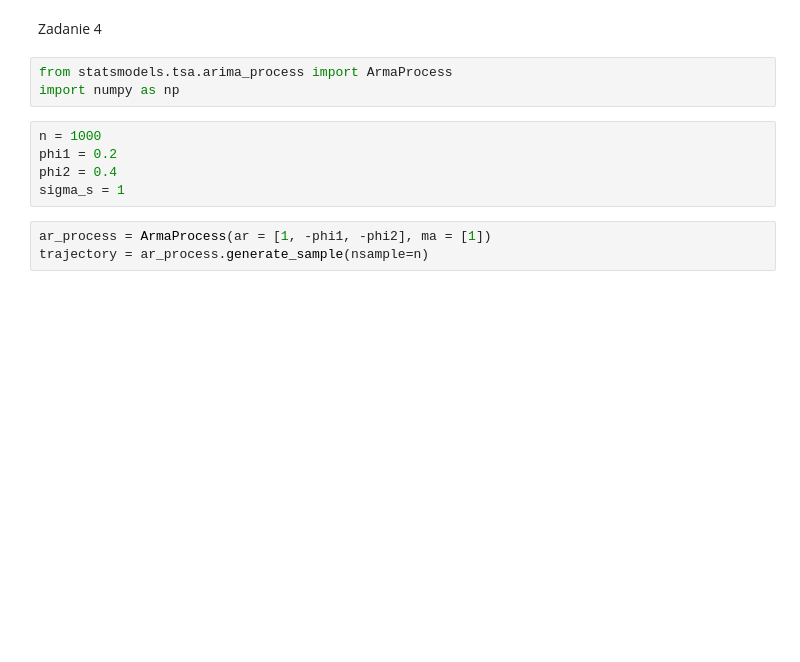
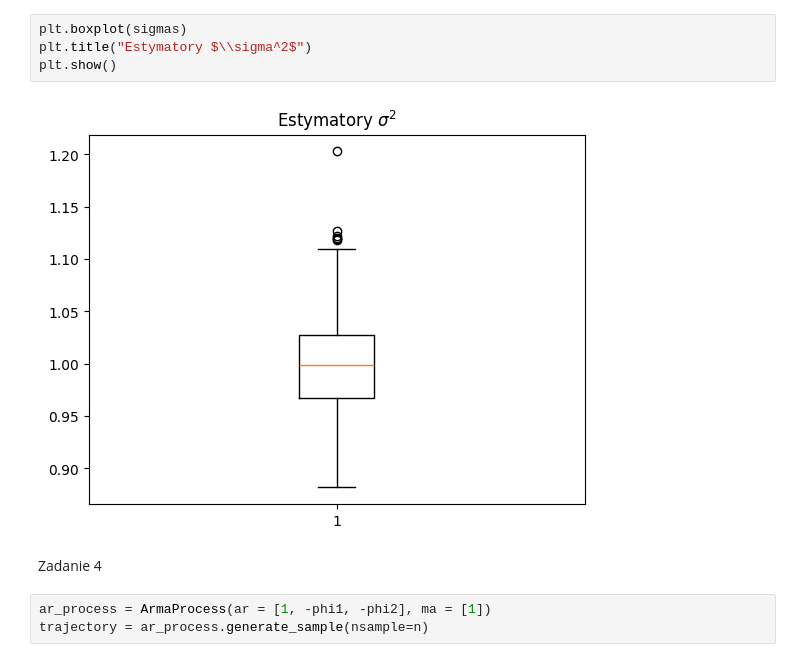
Before and after one commit to rafglo/Computer-Analysis-of-Time-Series, a Jupyter notebook: lista7.ipynb, the cells around one changed output. Cells and saved outputs as stored; diff of their text form; blank space fills up the shorter version.

```diff
--- a/lista7.ipynb
+++ b/lista7.ipynb
@@ -1,13 +52,11 @@
+# %%
+plt.boxplot(sigmas)
+plt.title("Estymatory $\\sigma^2$")
+plt.show()
+# %% [output]
+[figure, added]
 # %% [markdown]
 Zadanie 4
-# %%
-from statsmodels.tsa.arima_process import ArmaProcess
-import numpy as np
-# %%
-n = 1000
-phi1 = 0.2
-phi2 = 0.4
-sigma_s = 1
 # %%
 ar_process = ArmaProcess(ar = [1, -phi1, -phi2], ma = [1])
 trajectory = ar_process.generate_sample(nsample=n)
```
Also changed, not shown: parts of 14 cells of this notebook.
